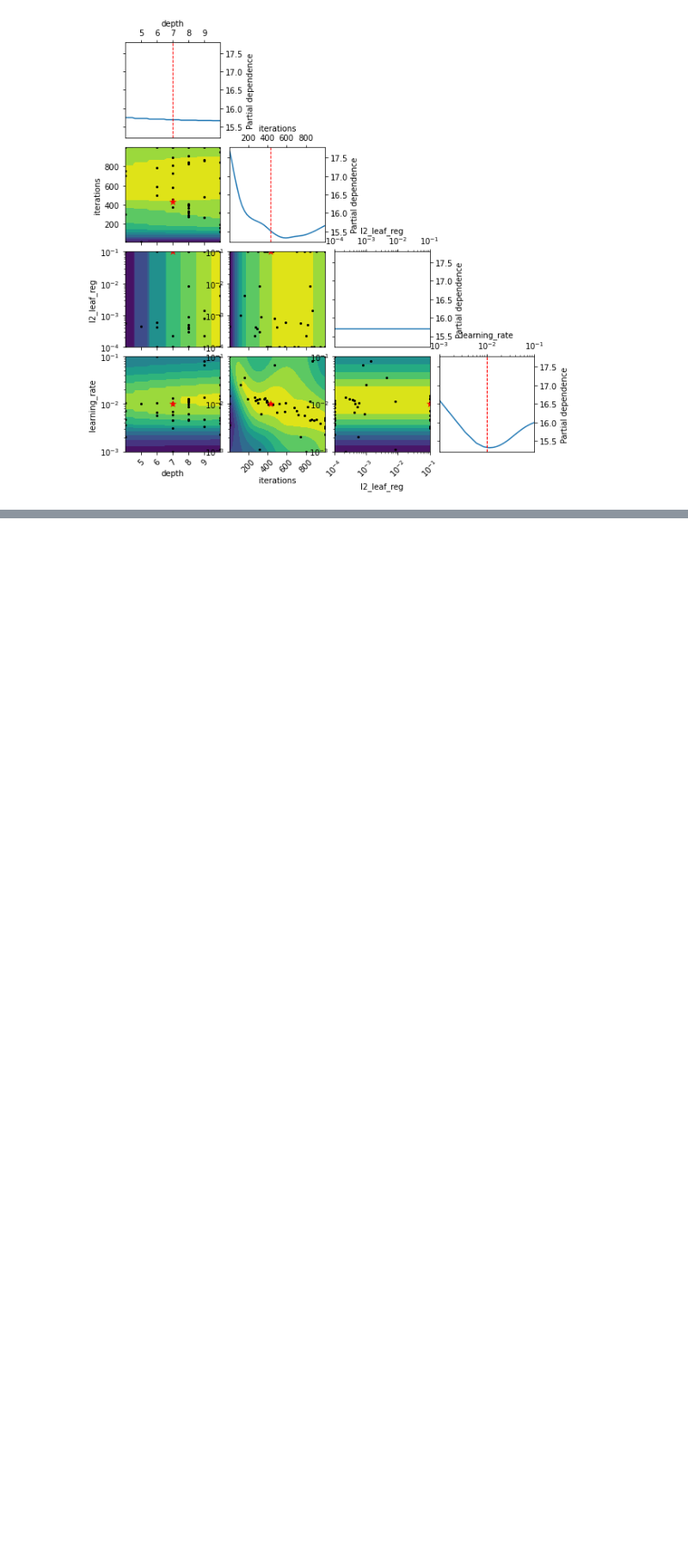
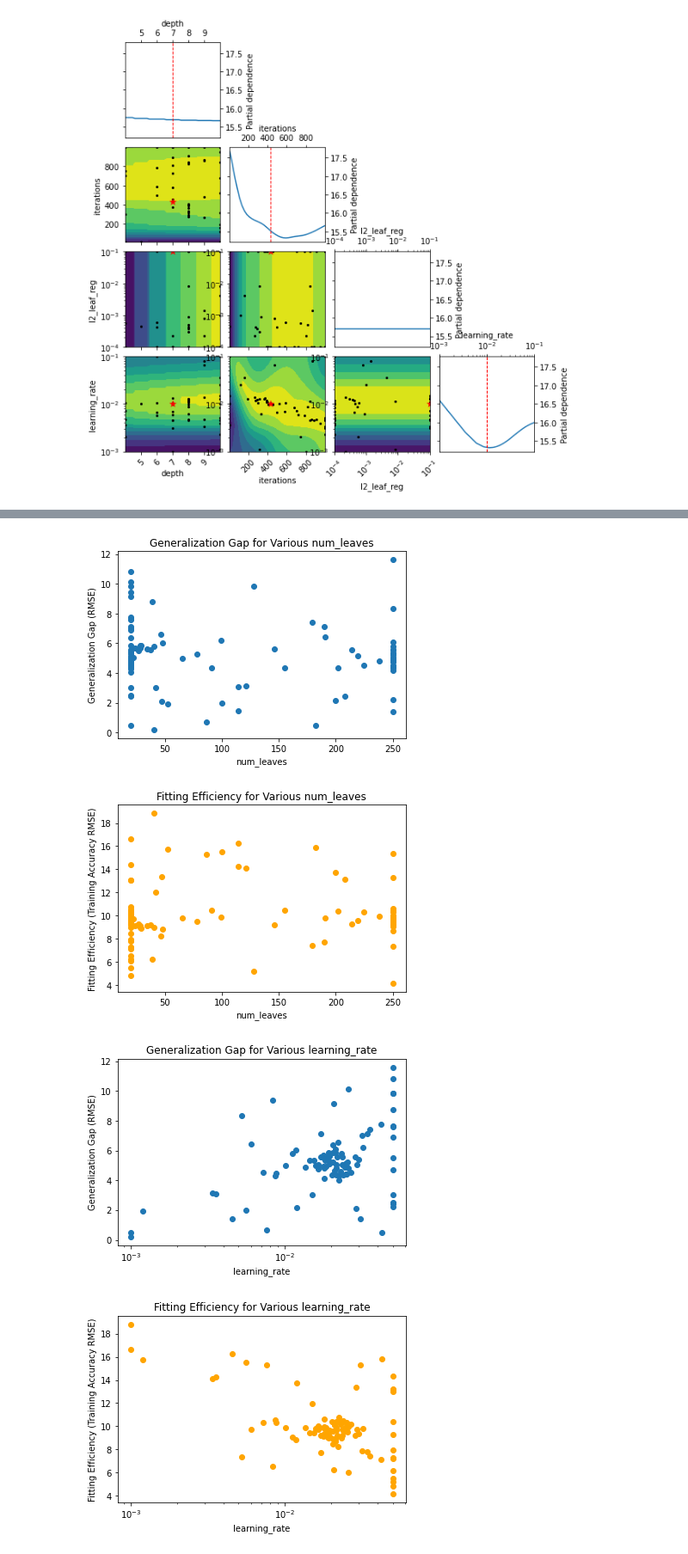
Before and after one commit to ztucker4/ECE219_Winter2021, a Jupyter notebook: Project_4/Project_4.ipynb, the cells around one changed output, grey strips where cells are left out. Shown at 86% size. Drawn from its saved outputs; the diff is of its cells as text; code cells hidden in the pictures; blank space fills up the shorter version.

```diff
--- a/Project_4/Project_4.ipynb
+++ b/Project_4/Project_4.ipynb
@@ -897,0 +969,36 @@ ResourceWarning: Enable tracemalloc to get the object allocation traceback
+# %%
+#Plot generalization/fitting information for LightGBM
+opt_lgb = pd.DataFrame(loaded_lgb.cv_results_)
+
+lgb_params = ['num_leaves', 'learning_rate', 'reg_alpha', 'reg_lambda', 'max_depth', 'n_estimators', 'subsample', 'colsample_bytree']
+lgb_params = ['param_' + elem for elem in lgb_params]
+
+acc_gap = abs(opt_lgb['mean_train_score'] - opt_lgb['mean_test_score'])
+train_acc = opt_lgb['mean_train_score']
+
+
+for par in lgb_params:
+    #arr = [vals for vals in sorted(zip(opt_Cat[par],acc_gap))]
+
+    if (par == 'param_learning_rate' or par == 'param_reg_alpha' or par == 'param_reg_lambda'):
+        scale = 'log'
+    else:
+        scale = 'linear'
+    plt.scatter(opt_lgb[par], acc_gap)
+    plt.xscale(scale)
+    plt.xlabel(par.replace("param_", ""))
+    plt.ylabel("Generalization Gap (RMSE)")
+    plt.title("Generalization Gap for Various " + par.replace("param_", ""))
+    plt.show()
+
+    plt.scatter(opt_lgb[par], -train_acc, color="orange")
+    plt.xscale(scale)
+    plt.xlabel(par.replace("param_", ""))
+    plt.ylabel("Fitting Efficiency (Training Accuracy RMSE)")
+    plt.title("Fitting Efficiency for Various " + par.replace("param_", ""))
+    plt.show()
+# %% [output]
+[figure, added]
+[figure, added]
+[figure, added]
+[figure, added]
```
Also changed, not shown: parts of 13 cells of this notebook.
